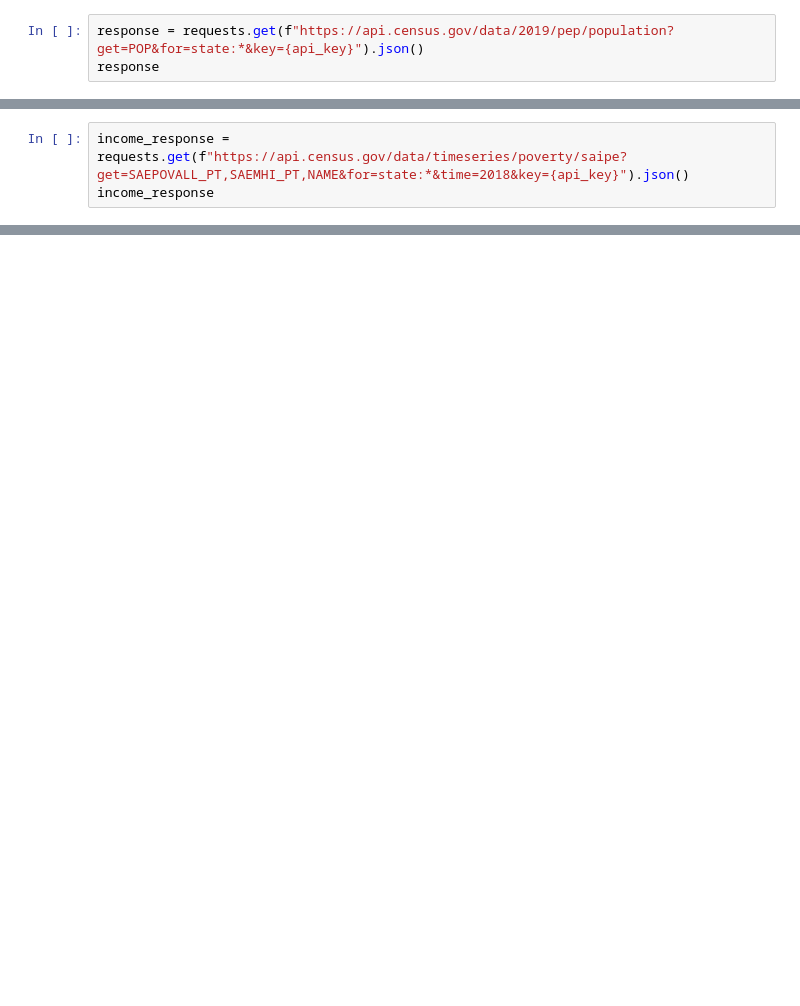
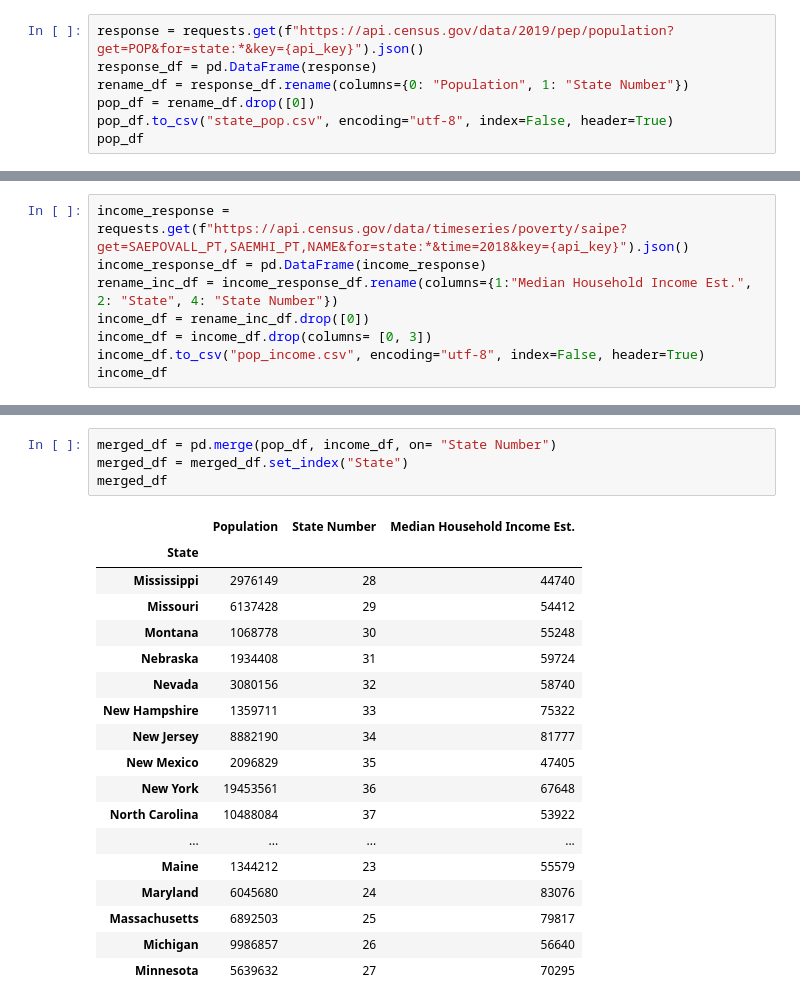
Before and after one commit to ssugiura47/COVID-19, a Jupyter notebook: PROJECT1.ipynb, the cells around one changed output, grey strips where cells are left out. Saved outputs shown, nothing was run; the diff lists cells and outputs as text; blank space fills up the shorter version.

```diff
--- a/PROJECT1.ipynb
+++ b/PROJECT1.ipynb
@@ -11,5 +12,9 @@ import gmaps
 from config import (api_key)
 # %%
 response = requests.get(f"https://api.census.gov/data/2019/pep/population?get=POP&for=state:*&key={api_key}").json()
-response
+response_df = pd.DataFrame(response)
+rename_df = response_df.rename(columns={0: "Population", 1: "State Number"})
+pop_df = rename_df.drop([0])
+pop_df.to_csv("state_pop.csv", encoding="utf-8", index=False, header=True)
+pop_df
 # %% [output]
@@ -33,4 +38,9 @@ response
 # %%
 income_response = requests.get(f"https://api.census.gov/data/timeseries/poverty/saipe?get=SAEPOVALL_PT,SAEMHI_PT,NAME&for=state:*&time=2018&key={api_key}").json()
-income_response
+income_response_df = pd.DataFrame(income_response)
+rename_inc_df = income_response_df.rename(columns={1:"Median Household Income Est.", 2: "State", 4: "State Number"})
+income_df = rename_inc_df.drop([0])
+income_df = income_df.drop(columns= [0, 3])
+income_df.to_csv("pop_income.csv", encoding="utf-8", index=False, header=True)
+income_df
 # %% [output]
@@ -53,0 +64,23 @@ income_response
+# %%
+merged_df = pd.merge(pop_df, income_df, on= "State Number")
+merged_df = merged_df.set_index("State")
+merged_df
+# %% [output]
+|  | Population | State Number | Median Household Income Est. |
+| State |  |  |  |
+| Mississippi | 2976149 | 28 | 44740 |
+| Missouri | 6137428 | 29 | 54412 |
+| Montana | 1068778 | 30 | 55248 |
+| Nebraska | 1934408 | 31 | 59724 |
+| Nevada | 3080156 | 32 | 58740 |
+| New Hampshire | 1359711 | 33 | 75322 |
+| New Jersey | 8882190 | 34 | 81777 |
+| New Mexico | 2096829 | 35 | 47405 |
+| New York | 19453561 | 36 | 67648 |
+| North Carolina | 10488084 | 37 | 53922 |
+| ... | ... | ... | ... |
+| Maine | 1344212 | 23 | 55579 |
+| Maryland | 6045680 | 24 | 83076 |
+| Massachusetts | 6892503 | 25 | 79817 |
+| Michigan | 9986857 | 26 | 56640 |
+| Minnesota | 5639632 | 27 | 70295 |
```
Also changed, not shown: parts of 3 cells of this notebook, 3 other files.
